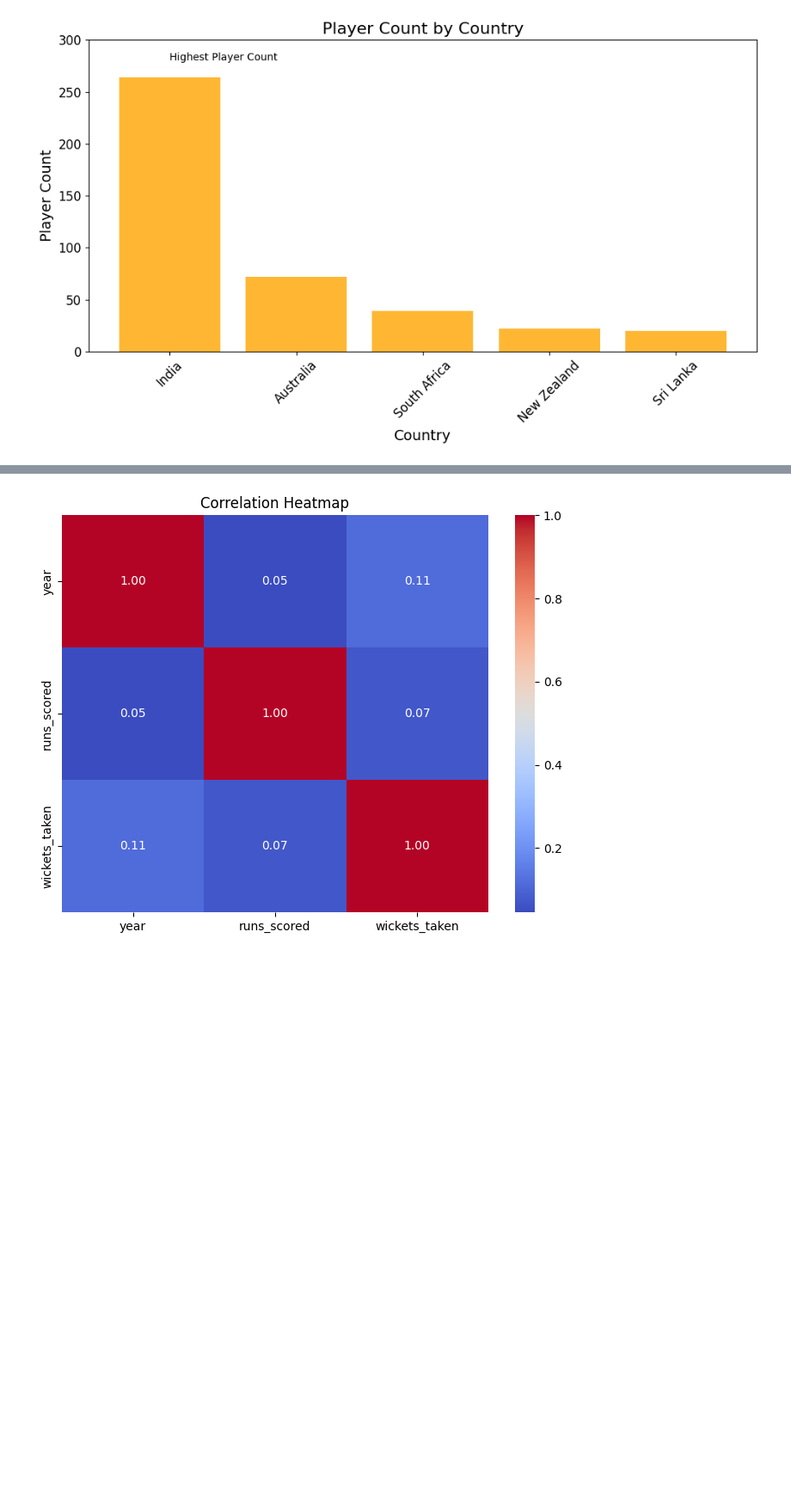
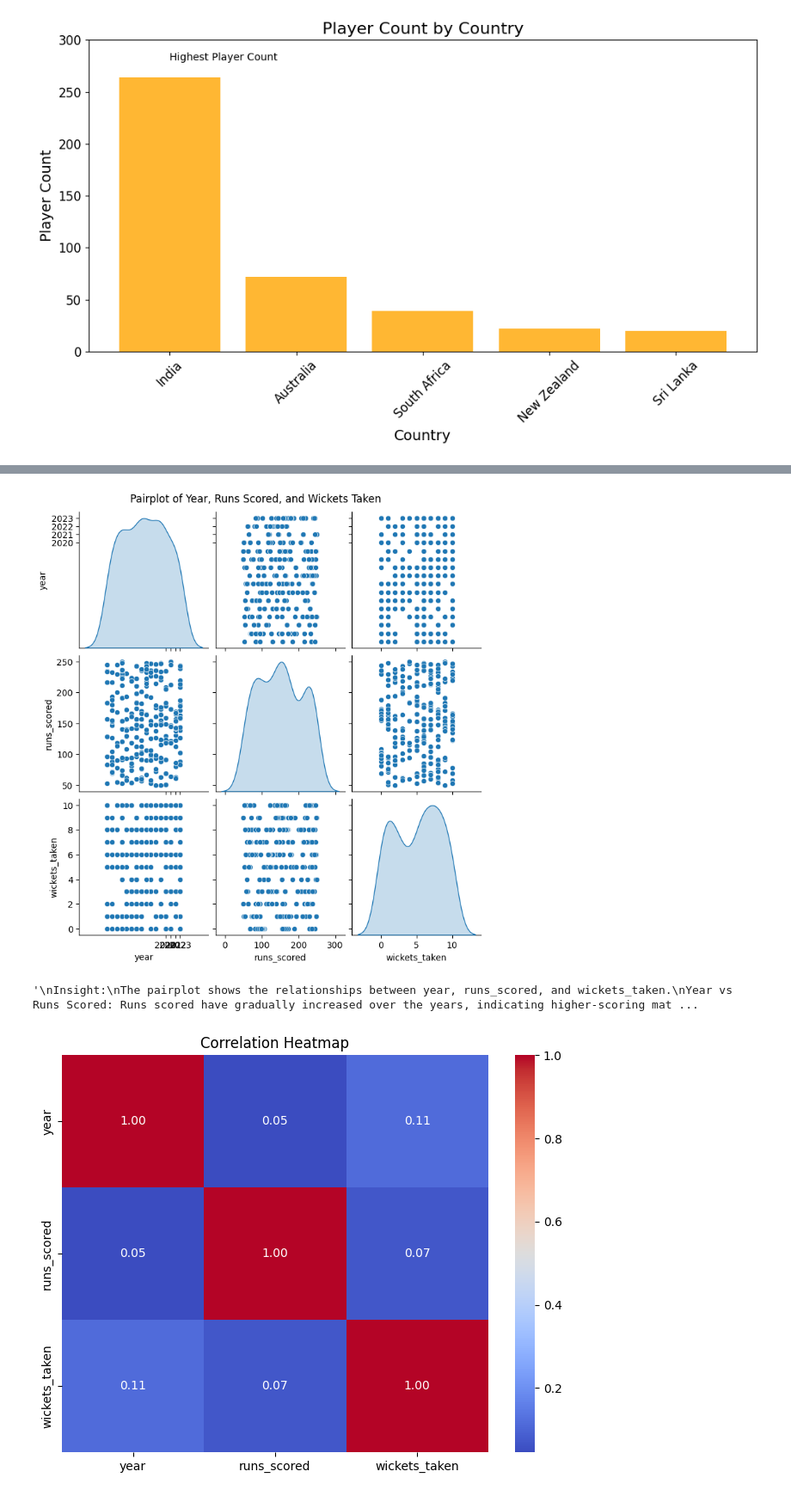
Before and after one commit to Parinita-Jain/AWP, a Jupyter notebook: ipl_data_on_data_for_visualization.ipynb, the cells around one changed output, grey strips where cells are left out. Shown at 86% size. Drawn from its saved outputs; the diff is of its cells as text; code cells hidden in the pictures; blank space fills up the shorter version.

```diff
--- a/ipl_data_on_data_for_visualization.ipynb
+++ b/ipl_data_on_data_for_visualization.ipynb
@@ -409,3 +382,62 @@ Wickets taken are evenly distributed between 4 and 7 in most matches.
+# %%
+# Pairplot - relationships between variables
+
+'''
+Pairplot
+Purpose: Visualizes pairwise relationships between selected numerical variables (year, runs_scored, wickets_taken).
+Insight:
+Shows scatterplots for relationships between variables and KDE (Kernel Density Estimation) on the diagonal.
+Helps identify trends (e.g., whether runs scored or wickets taken have changed significantly over years).
+'''
+
+pairplot=sns.pairplot(ipl_data, vars=["year", "runs_scored", "wickets_taken"], diag_kind="kde")
+plt.suptitle("Pairplot of Year, Runs Scored, and Wickets Taken", y=1.02)
+#plt.show()
+# Adjust year ticks (assuming years are in the range 2020-2023 for this dataset)
+for ax in pairplot.axes.flat:
+    if ax.get_xlabel() == "year":
+        ax.set_xticks([2020, 2021, 2022, 2023])  # Replace with the range of years in your data
+        ax.set_xticklabels([2020, 2021, 2022, 2023])
+    if ax.get_ylabel() == "year":
+        ax.set_yticks([2020, 2021, 2022, 2023])
+        ax.set_yticklabels([2020, 2021, 2022, 2023])
+
+plt.show()
+'''
+Explanation
+The issue arises because sns.pairplot automatically scales the axes
+and places tick marks based on the data range, which may result in fractional values
+like 2020.5, 2021.5, etc. To fix this and display complete years (e.g., 2020, 2021),
+you can customize the tick locations and labels using plt.xticks() and plt.yticks().
+Customizing Tick Locations:
+
+ax.set_xticks() and ax.set_yticks() define the exact locations for the ticks.
+Replace [2020, 2021, ...] with the specific year range in your dataset.
+Customizing Tick Labels:
+
+ax.set_xticklabels() and ax.set_yticklabels() define the text displayed for the ticks.
+Iterating Over Subplots:
+
+pairplot.axes.flat ensures all subplots in the pairplot are updated for consistent year labels.
+Output
+Now the year values on the axes will display as 2020, 2021, 2022, 2023, without fractional values.
+Let me know if you'd like further clarification!
+
+
+'''
+"""
+Insight:
+The pairplot shows the relationships between year, runs_scored, and wickets_taken.
+Year vs Runs Scored: Runs scored have gradually increased over the years, indicating higher-scoring matches as IPL progressed.
+Runs Scored vs Wickets Taken: There is no strong linear relationship;
+teams can score high runs even after losing many wickets, highlighting the impact of batting depth and strategy.
+The KDE plots on the diagonal reveal the distributions:
+Runs scored mostly peak around 150–180.
+Wickets taken are evenly distributed between 4 and 7 in most matches.
+"""
+# %% [output]
+[figure, added]
+'\nInsight:\nThe pairplot shows the relationships between year, runs_scored, and wickets_taken.\nYear vs Runs Scored: Runs scored have gradually increased over the years, indicating higher-scoring mat ...
 # %%
 # Correlation heatmap
 correlation_matrix = ipl_data[["year", "runs_scored", "wickets_taken"]].corr()
```
Also changed, not shown: parts of 39 cells of this notebook.
